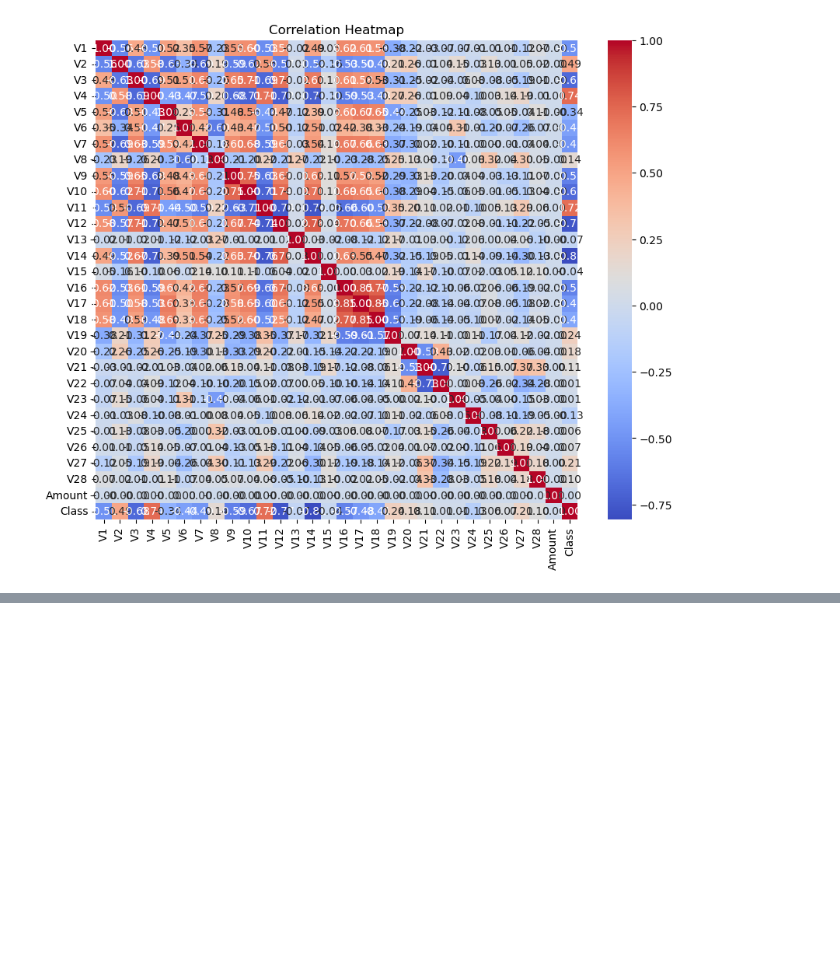
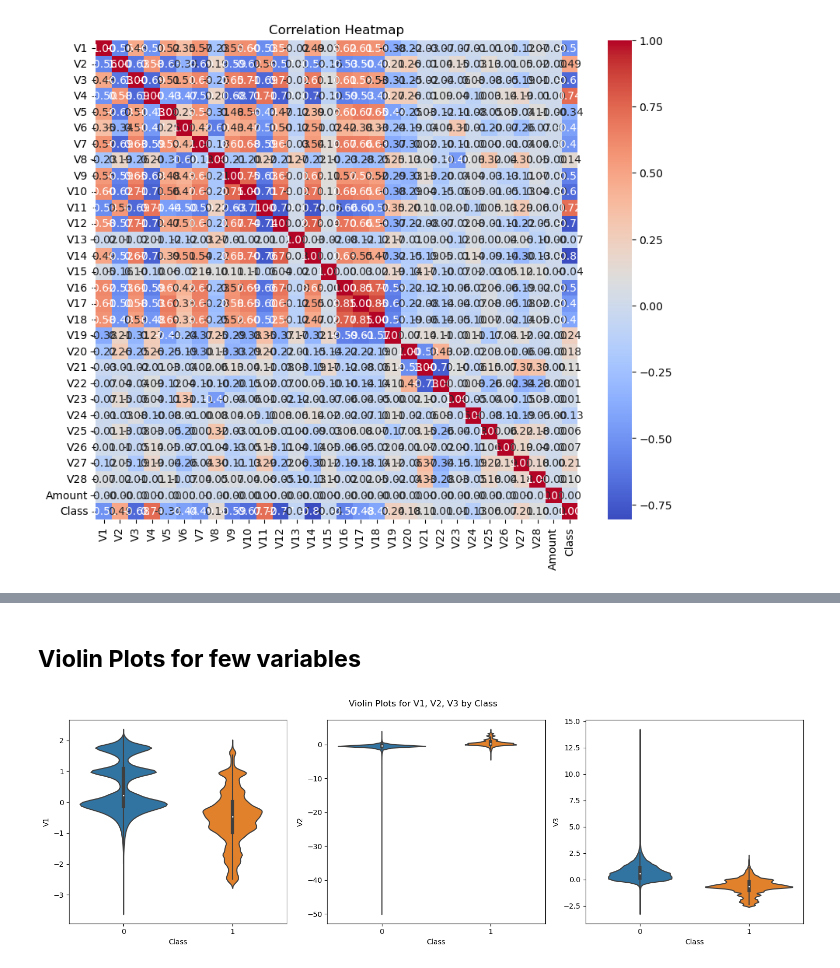
Before and after one commit to jjence/IntroToAI-Group7, a Jupyter notebook: CreditCardFraud.ipynb, the cells around one changed output, grey strips where cells are left out. Cells and saved outputs as stored; diff of their text form; code cells hidden in the pictures; blank space fills up the shorter version.

```diff
--- a/CreditCardFraud.ipynb
+++ b/CreditCardFraud.ipynb
@@ -130,0 +151,12 @@ This is a test
+# %% [markdown]
+## **Violin Plots for few variables**
+# %%
+fig, axes = plt.subplots(1, 3, figsize=(15, 5))
+sns.violinplot(data=data, x='Class', y='V1', ax=axes[0])
+sns.violinplot(data=data, x='Class', y='V2', ax=axes[1])
+sns.violinplot(data=data, x='Class', y='V3', ax=axes[2])
+plt.suptitle("Violin Plots for V1, V2, V3 by Class")
+plt.tight_layout()
+plt.show()
+# %% [output]
+[figure, added]
```
Also changed, not shown: parts of 27 cells of this notebook.
